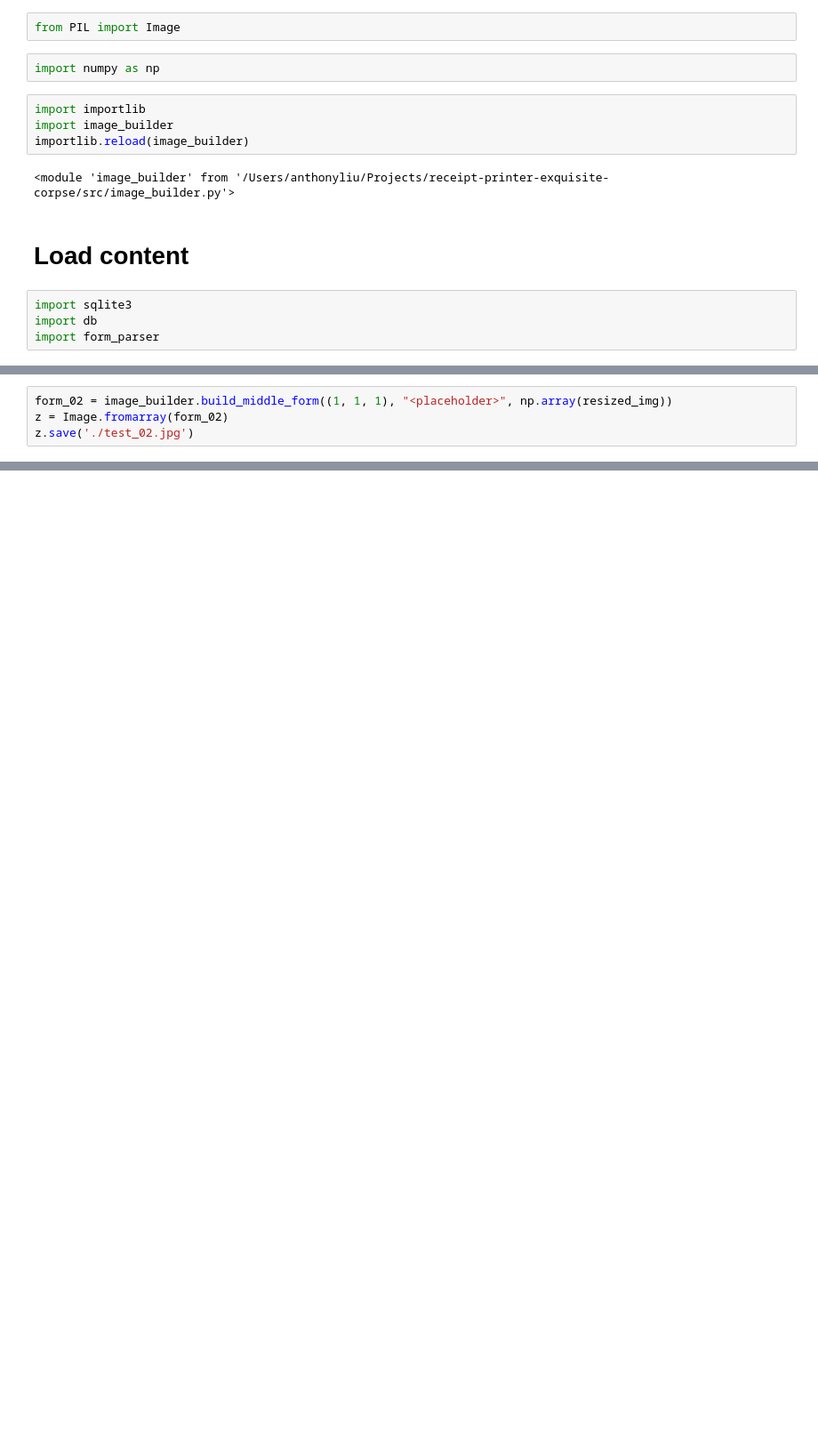
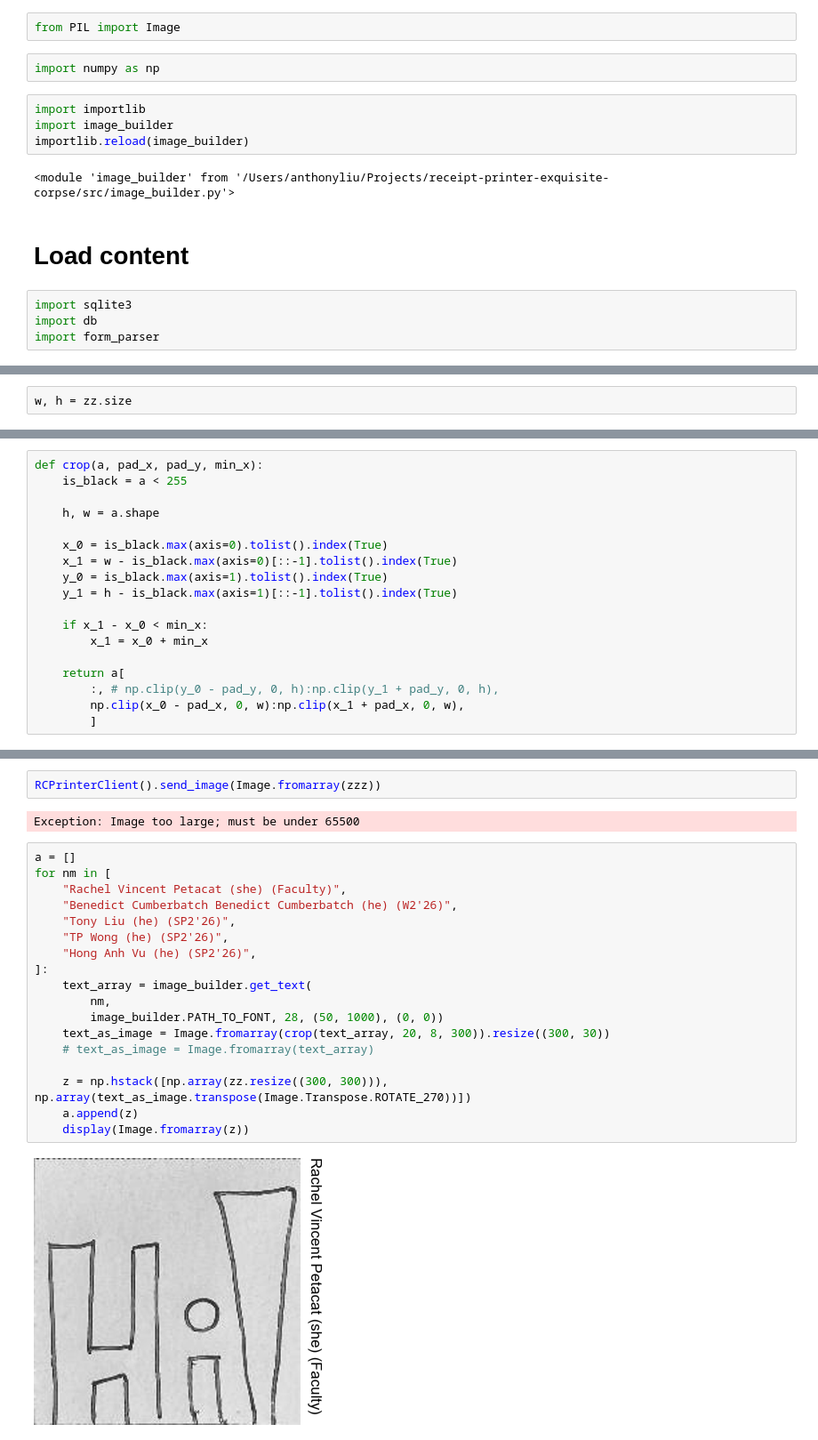
Before and after one commit to tliu30/rc-exquisite-corpse, a Jupyter notebook: notebooks/image_scratchpad.ipynb, the cells around one changed output, grey strips where cells are left out. Shown at 89% size. Cells and saved outputs as stored; diff of their text form; blank space fills up the shorter version.

```diff
--- a/notebooks/image_scratchpad.ipynb
+++ b/notebooks/image_scratchpad.ipynb
@@ -60,4 +26,0 @@ Image.fromarray(form_01)
-# %%
-form_02 = image_builder.build_middle_form((1, 1, 1), "<placeholder>", np.array(resized_img))
-z = Image.fromarray(form_02)
-z.save('./test_02.jpg')
@@ -68,0 +29,2 @@ Image.fromarray(form_03)
+# %%
+w, h = zz.size
@@ -68,0 +35,18 @@ Image.fromarray(form_03)
+# %%
+def crop(a, pad_x, pad_y, min_x):
+    is_black = a < 255
+
+    h, w = a.shape
+
+    x_0 = is_black.max(axis=0).tolist().index(True)
+    x_1 = w - is_black.max(axis=0)[::-1].tolist().index(True)
+    y_0 = is_black.max(axis=1).tolist().index(True)
+    y_1 = h - is_black.max(axis=1)[::-1].tolist().index(True)
+
+    if x_1 - x_0 < min_x:
+        x_1 = x_0 + min_x
+
+    return a[
+        :, # np.clip(y_0 - pad_y, 0, h):np.clip(y_1 + pad_y, 0, h),
+        np.clip(x_0 - pad_x, 0, w):np.clip(x_1 + pad_x, 0, w),
+        ]
@@ -68,0 +79,24 @@ Image.fromarray(form_03)
+# %%
+RCPrinterClient().send_image(Image.fromarray(zzz))
+# %% [output]
+Exception: Image too large; must be under 65500
+# %%
+a = []
+for nm in [
+    "Rachel Vincent Petacat (she) (Faculty)",
+    "Benedict Cumberbatch Benedict Cumberbatch (he) (W2'26)",
+    "Tony Liu (he) (SP2'26)",
+    "TP Wong (he) (SP2'26)",
+    "Hong Anh Vu (he) (SP2'26)",
+]:
+    text_array = image_builder.get_text(
+        nm,
+        image_builder.PATH_TO_FONT, 28, (50, 1000), (0, 0))
+    text_as_image = Image.fromarray(crop(text_array, 20, 8, 300)).resize((300, 30))
+    # text_as_image = Image.fromarray(text_array)
+
+    z = np.hstack([np.array(zz.resize((300, 300))), np.array(text_as_image.transpose(Image.Transpose.ROTATE_270))])
+    a.append(z)
+    display(Image.fromarray(z))
+# %% [output]
+[figure, added]
```
Also changed, not shown: parts of 23 cells of this notebook, 10 other files.
